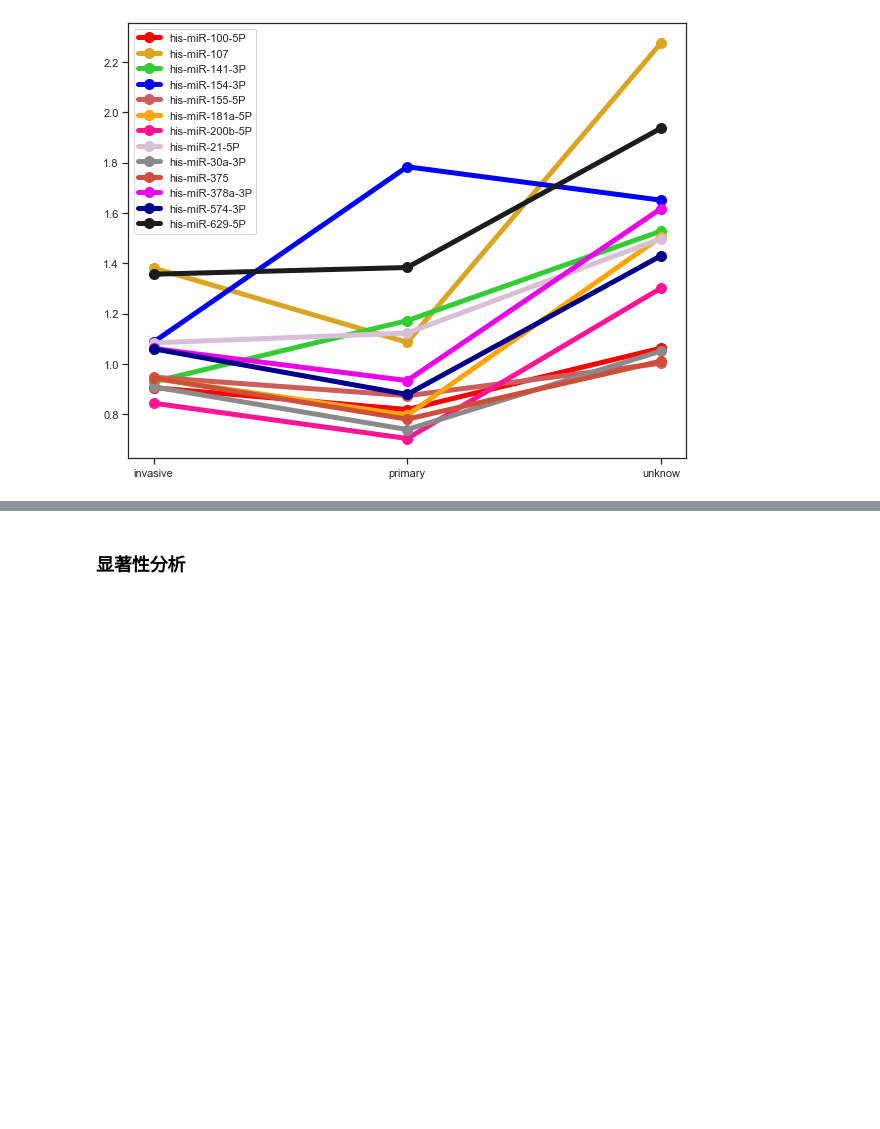
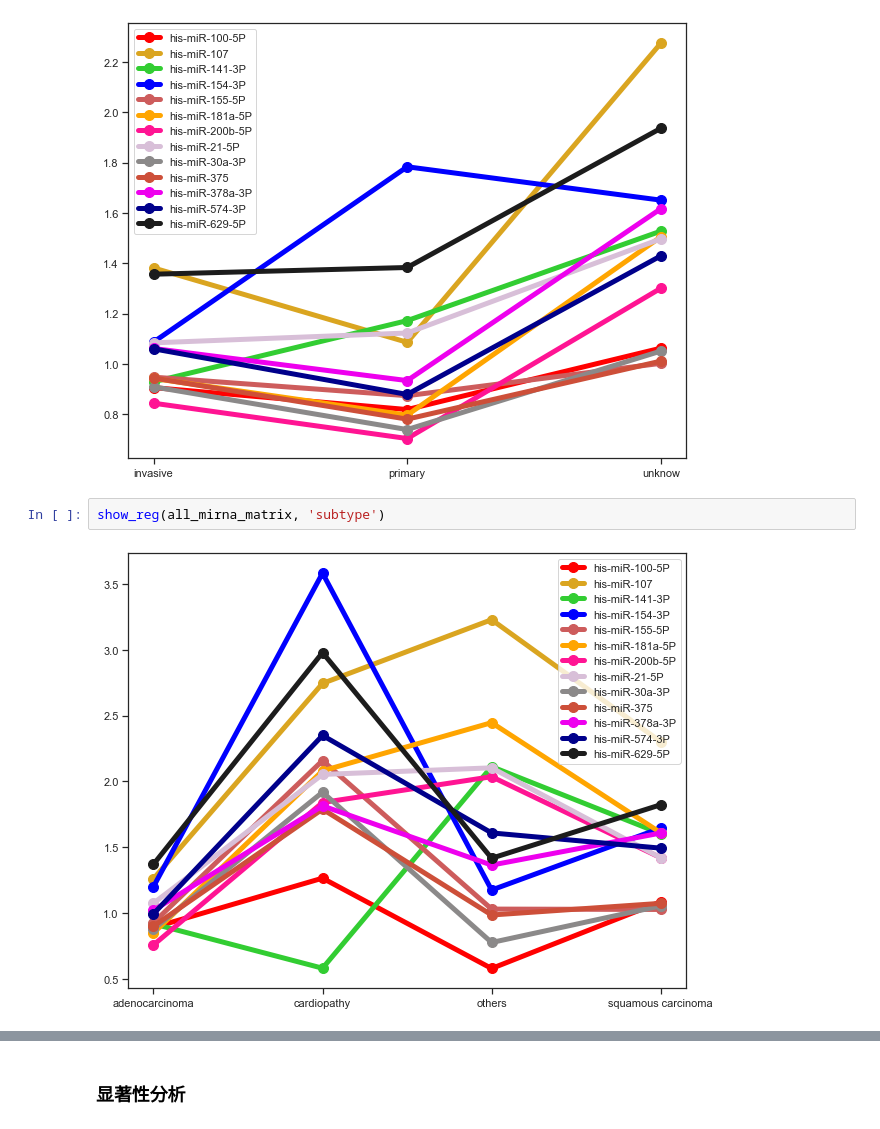
Before and after one commit to paperClub-hub/paperClub_daily, a Jupyter notebook: 20230918_mirna_ming/data.ipynb, the cells around one changed output, grey strips where cells are left out. Cells and saved outputs as stored; diff of their text form; blank space fills up the shorter version.

```diff
--- a/20230918_mirna_ming/data.ipynb
+++ b/20230918_mirna_ming/data.ipynb
@@ -790,3 +790,7 @@ show_reg(all_mirna_matrix_lung[all_mirna_matrix_lung['subtype']!='others'], 'sub
 show_reg(all_mirna_matrix_lung, 'stage')
 # %% [output]
 [figure]
+# %%
+show_reg(all_mirna_matrix, 'subtype')
+# %% [output]
+[figure, added]
```
Also changed, not shown: parts of 26 cells of this notebook, 30 other files.
